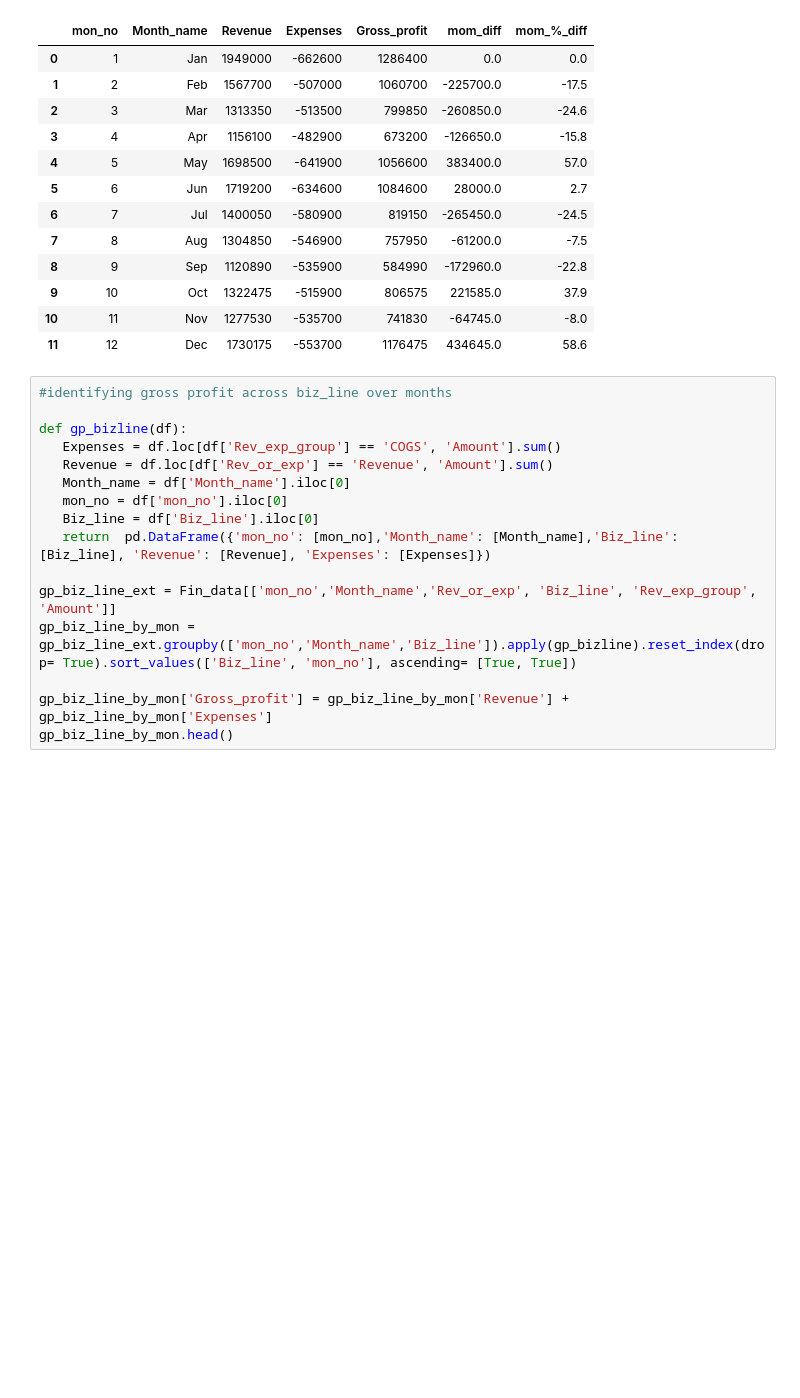
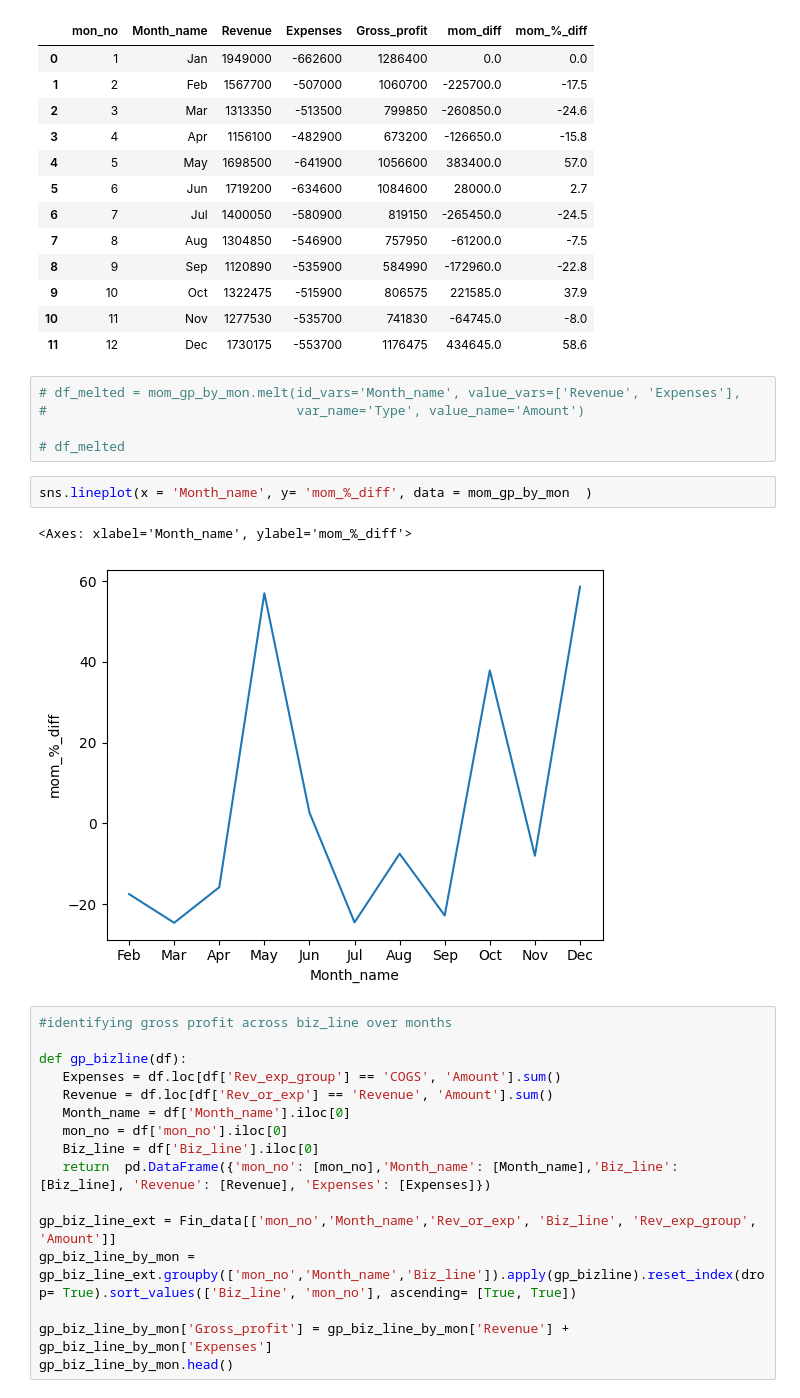
Before and after one commit to djibril968/Python_projects, a Jupyter notebook: Onyx_Financial_Analysis.ipynb, the cells around one changed output. Saved outputs shown, nothing was run; the diff lists cells and outputs as text; blank space fills up the shorter version.

```diff
--- a/Onyx_Financial_Analysis.ipynb
+++ b/Onyx_Financial_Analysis.ipynb
@@ -806,6 +811,16 @@ mom_gp_by_mon.fillna(0)
 | 9 | 10 | Oct | 1322475 | -515900 | 806575 | 221585.0 | 37.9 |
 | 10 | 11 | Nov | 1277530 | -535700 | 741830 | -64745.0 | -8.0 |
 | 11 | 12 | Dec | 1730175 | -553700 | 1176475 | 434645.0 | 58.6 |
+# %%
+# df_melted = mom_gp_by_mon.melt(id_vars='Month_name', value_vars=['Revenue', 'Expenses'],
+#                                var_name='Type', value_name='Amount')
+
+# df_melted
+# %%
+sns.lineplot(x = 'Month_name', y= 'mom_%_diff', data = mom_gp_by_mon  )
+# %% [output]
+<Axes: xlabel='Month_name', ylabel='mom_%_diff'>
+[figure, added]
 # %%
 #identifying gross profit across biz_line over months
 
```
Also changed, not shown: parts of 1 cell of this notebook.
